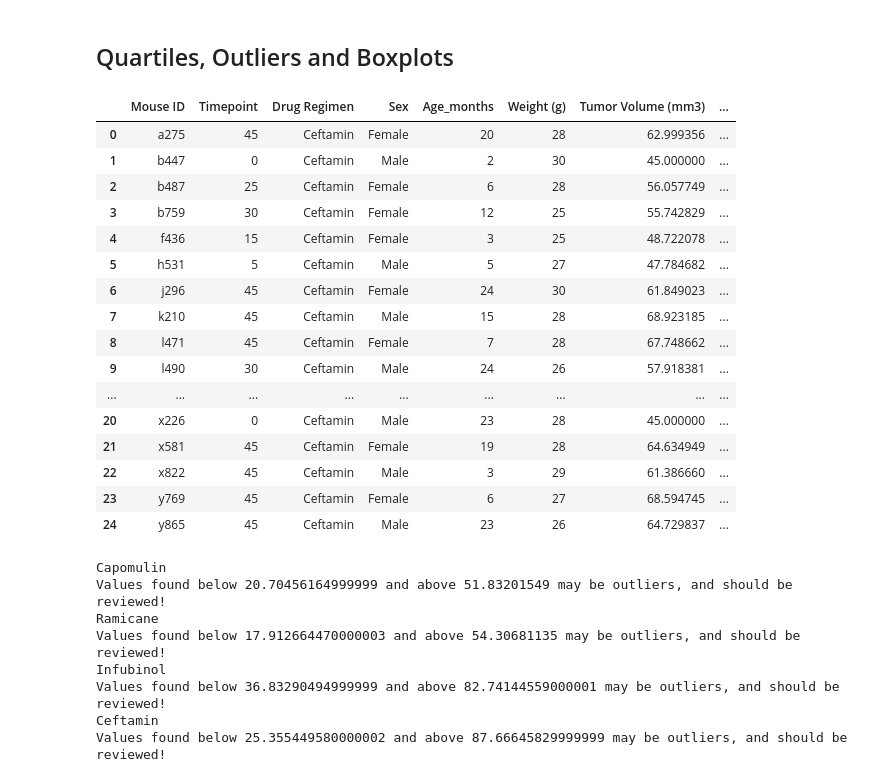
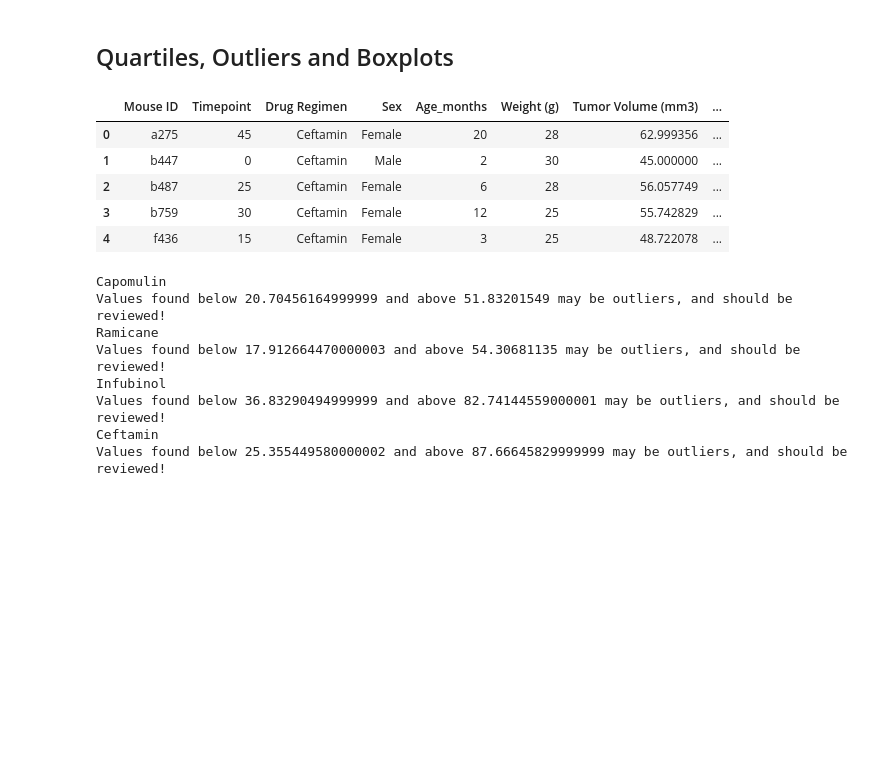
Before and after one commit to gigilynne/MatplotlibChallenge, a Jupyter notebook: pymaceuticals_analysis.ipynb, the cells around one changed output. Cells and saved outputs as stored; diff of their text form; code cells hidden in the pictures; blank space fills up the shorter version.

```diff
--- a/pymaceuticals_analysis.ipynb
+++ b/pymaceuticals_analysis.ipynb
@@ -465,45 +467,34 @@ ceft_loc = clean_study_df.loc[clean_study_df['Drug Regimen'] == 'Ceftamin']
 #get the last (greatest) timepoint for each mouse
 max_capo = capo_loc.groupby(['Mouse ID'])['Timepoint'].max()
 max_rami = rami_loc.groupby(['Mouse ID'])['Timepoint'].max()
 max_infu = infu_loc.groupby(['Mouse ID'])['Timepoint'].max()
 max_ceft = ceft_loc.groupby(['Mouse ID'])['Timepoint'].max()
 
 # Merge these groups with the original dataframe to get the tumor volume at the last timepoint for each
 #choose merge that only returns values with max timepoint, then display each to confirm
 capo_merge = pd.merge(max_capo, clean_study_df, how="inner", left_on=["Mouse ID", "Timepoint"],
                                                                       right_on=["Mouse ID", "Timepoint"])
 
 rami_merge = pd.merge(max_rami, clean_study_df, how="inner", left_on=["Mouse ID", "Timepoint"],
                                                                       right_on=["Mouse ID", "Timepoint"])
 
 infu_merge = pd.merge(max_infu, clean_study_df, how="inner", left_on=["Mouse ID", "Timepoint"],
                                                                       right_on=["Mouse ID", "Timepoint"])
 
 ceft_merge = pd.merge(max_ceft, clean_study_df, how="inner", left_on=["Mouse ID", "Timepoint"],
                                                                       right_on=["Mouse ID", "Timepoint"])
 
 # capo_merge
 # rami_merge
 # infu_merge
-ceft_merge
+ceft_merge.head()
 # %% [output]
 |  | Mouse ID | Timepoint | Drug Regimen | Sex | Age_months | Weight (g) | Tumor Volume (mm3) | ... |
 | 0 | a275 | 45 | Ceftamin | Female | 20 | 28 | 62.999356 | ... |
 | 1 | b447 | 0 | Ceftamin | Male | 2 | 30 | 45.000000 | ... |
 | 2 | b487 | 25 | Ceftamin | Female | 6 | 28 | 56.057749 | ... |
 | 3 | b759 | 30 | Ceftamin | Female | 12 | 25 | 55.742829 | ... |
 | 4 | f436 | 15 | Ceftamin | Female | 3 | 25 | 48.722078 | ... |
-| 5 | h531 | 5 | Ceftamin | Male | 5 | 27 | 47.784682 | ... |
-| 6 | j296 | 45 | Ceftamin | Female | 24 | 30 | 61.849023 | ... |
-| 7 | k210 | 45 | Ceftamin | Male | 15 | 28 | 68.923185 | ... |
-| 8 | l471 | 45 | Ceftamin | Female | 7 | 28 | 67.748662 | ... |
-| 9 | l490 | 30 | Ceftamin | Male | 24 | 26 | 57.918381 | ... |
-| ... | ... | ... | ... | ... | ... | ... | ... | ... |
-| 20 | x226 | 0 | Ceftamin | Male | 23 | 28 | 45.000000 | ... |
-| 21 | x581 | 45 | Ceftamin | Female | 19 | 28 | 64.634949 | ... |
-| 22 | x822 | 45 | Ceftamin | Male | 3 | 29 | 61.386660 | ... |
-| 23 | y769 | 45 | Ceftamin | Female | 6 | 27 | 68.594745 | ... |
-| 24 | y865 | 45 | Ceftamin | Male | 23 | 26 | 64.729837 | ... |
 # %%
 # Put treatments into a list for for loop (and later for plot labels)
 drug_list = [capo_merge, rami_merge, infu_merge, ceft_merge]
```
Also changed, not shown: parts of 4 cells of this notebook, 4 other files.
